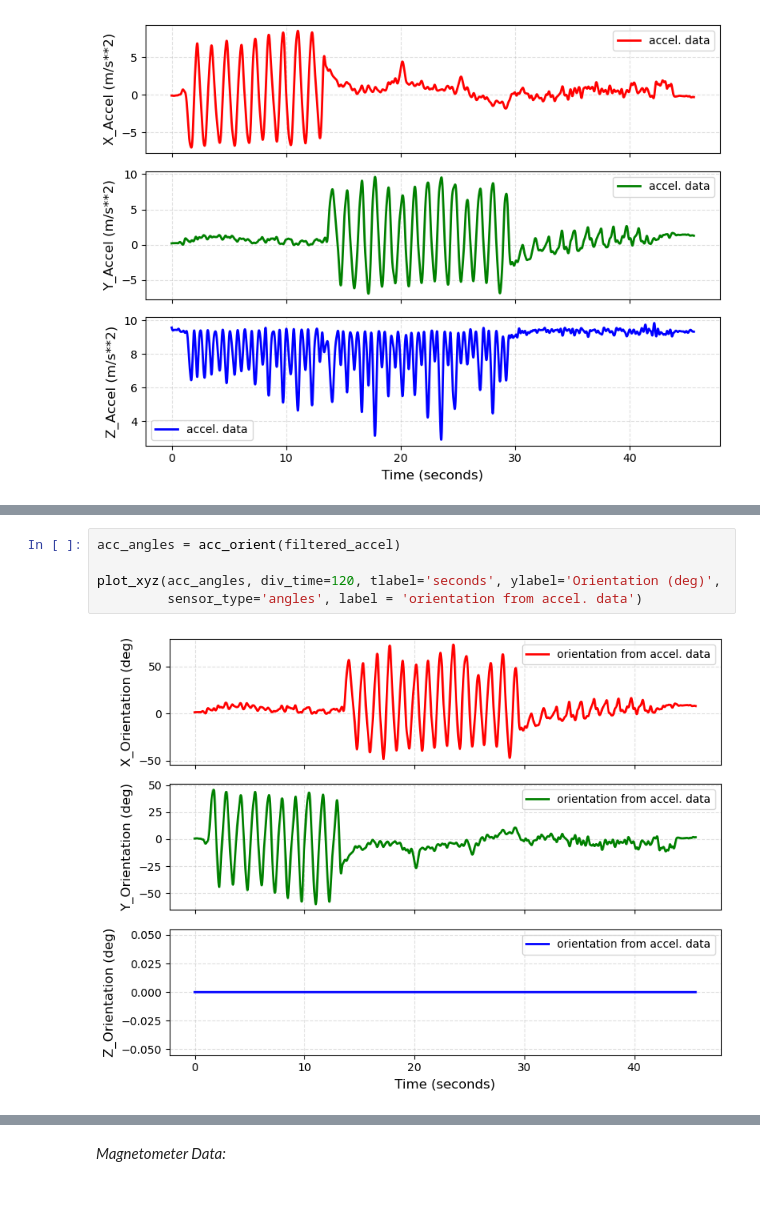
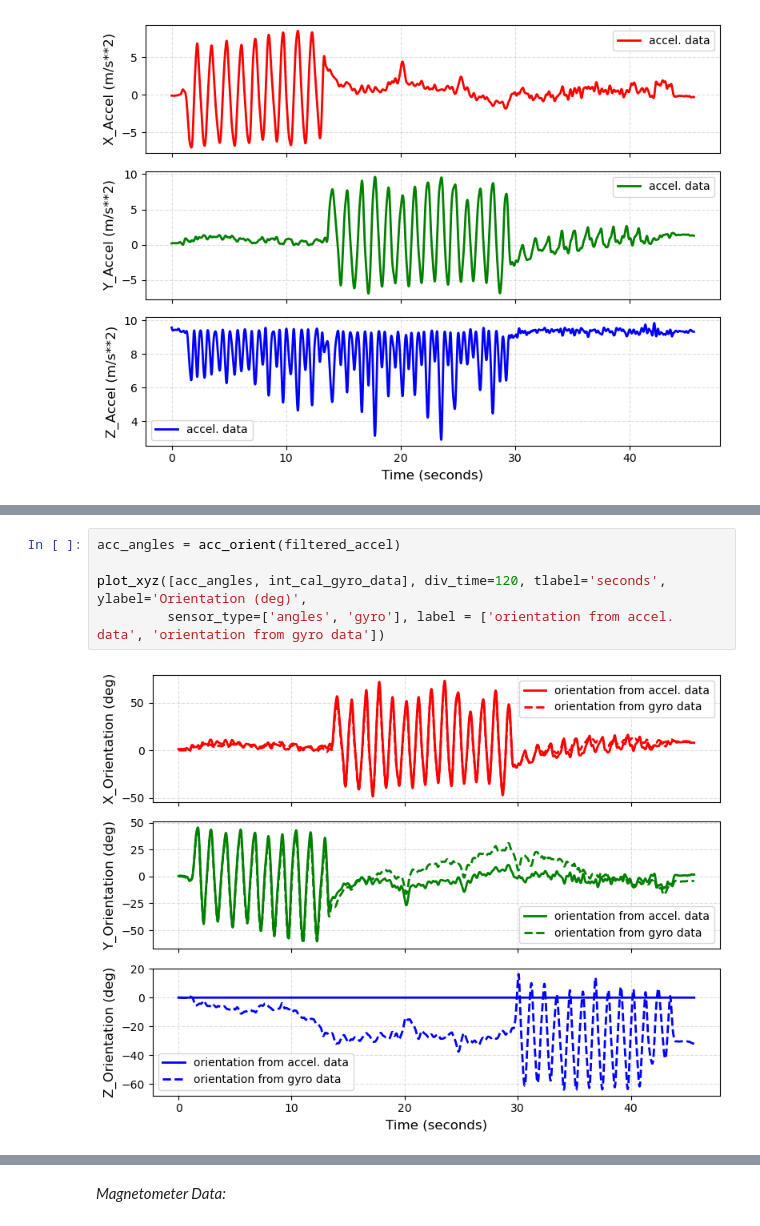
Before and after one commit to jlwry/IMU-Fundamentals, a Jupyter notebook: IMU_Fundamentals.ipynb, the cells around one changed output, grey strips where cells are left out. Drawn from its saved outputs; the diff is of its cells as text; blank space fills up the shorter version.

```diff
--- a/IMU_Fundamentals.ipynb
+++ b/IMU_Fundamentals.ipynb
@@ -301,7 +318,7 @@ plot_xyz(filtered_accel, div_time = 120, tlabel = 'seconds', ylabel="Accel (m/s*
 # %%
 acc_angles = acc_orient(filtered_accel)
 
-plot_xyz(acc_angles, div_time=120, tlabel='seconds', ylabel='Orientation (deg)',
-         sensor_type='angles', label = 'orientation from accel. data')
+plot_xyz([acc_angles, int_cal_gyro_data], div_time=120, tlabel='seconds', ylabel='Orientation (deg)',
+         sensor_type=['angles', 'gyro'], label = ['orientation from accel. data', 'orientation from gyro data'])
 # %% [output]
-[figure, old version]
+[figure, new version]
```
Also changed, not shown: parts of 13 cells of this notebook.
